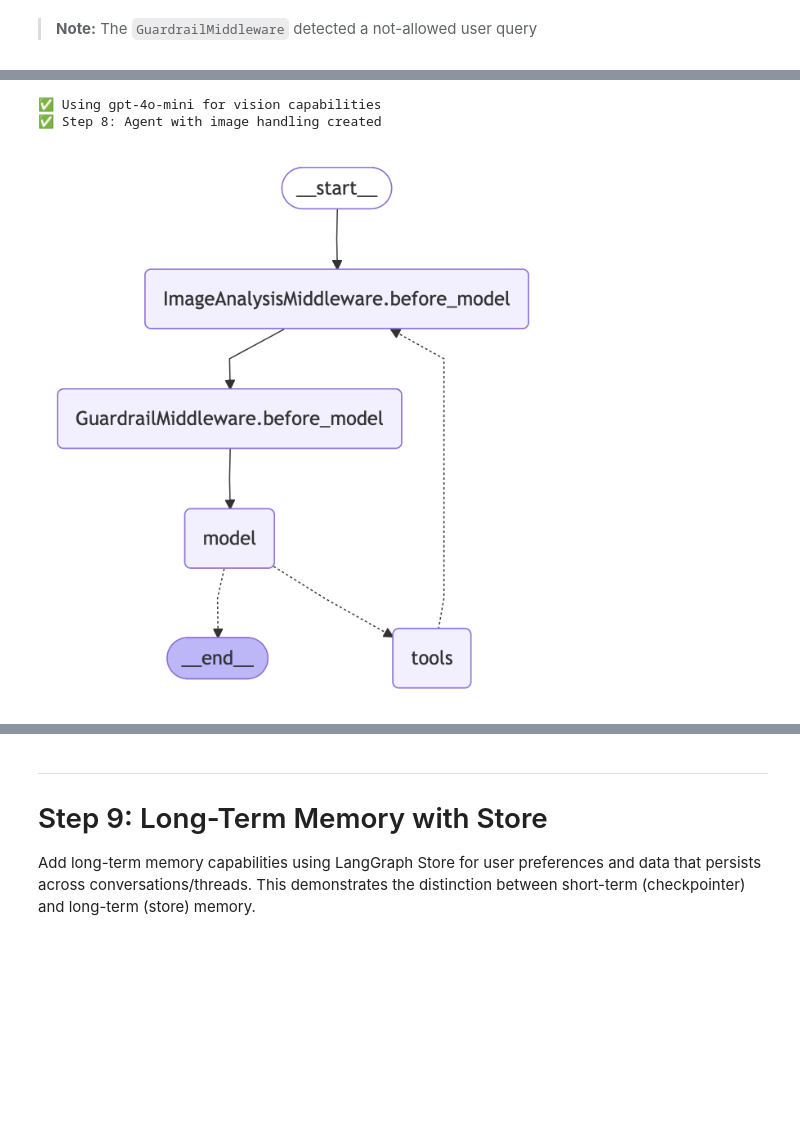
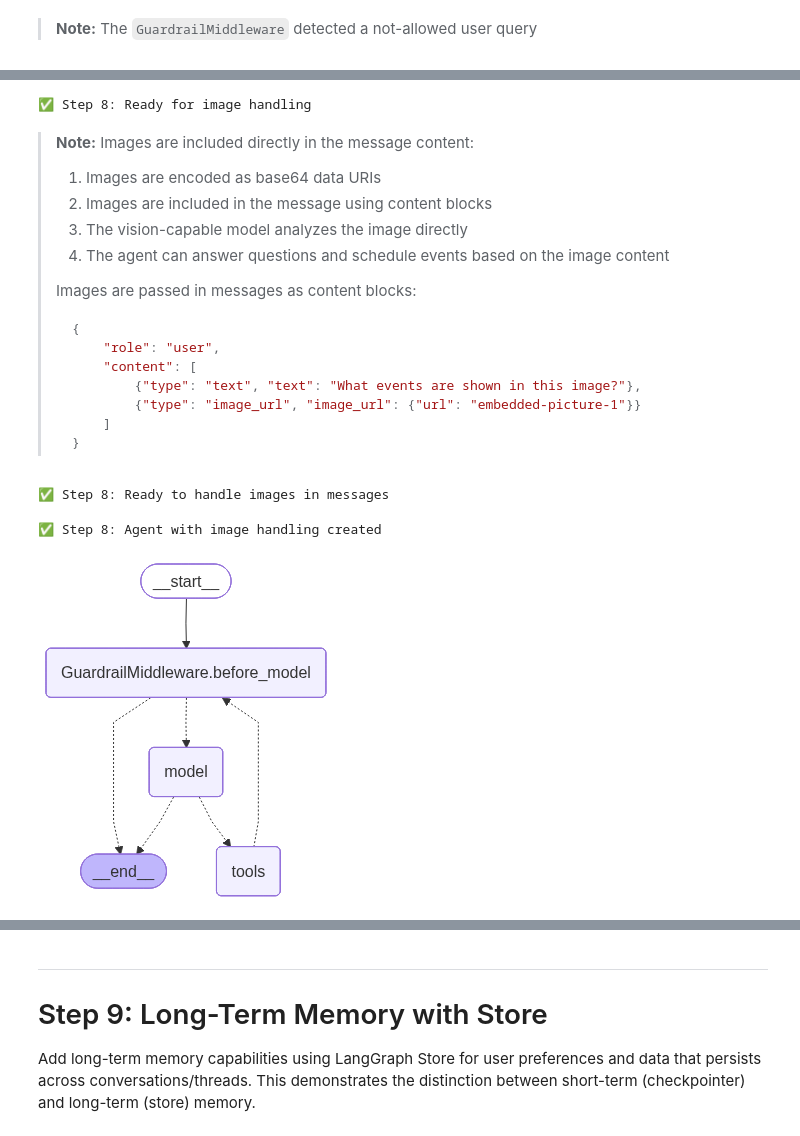
Before and after one commit to langchain-samples/planner-agent-workshop, a Jupyter notebook: workshop_notebook.ipynb, the cells around one changed output, grey strips where cells are left out. Drawn from its saved outputs; the diff is of its cells as text; code cells hidden in the pictures; blank space fills up the shorter version.

Commit message:
feat: updated main workshop

````diff
--- a/workshop_notebook.ipynb
+++ b/workshop_notebook.ipynb
@@ -733,10 +887,10 @@ async with client.session("tavily") as session:
     print("\n=== Step 5: Structured Output Agent with MCP ===\n")
 
     result = await agent_05.ainvoke({
-        "messages": [{"role": "user", "content": "Look for concerts in Seoul tomorrow night, December 16th 2025"}]
+        "messages": [{"role": "user", "content": "Look for concerts in Paris tomorrow night, December 16th 2025"}]
     })
 
-    print("User: Look for concerts in Seoul tomorrow night, December 16th 2025")
+    print("User: Look for concerts in Paris tomorrow night, December 16th 2025")
 
     # Check for structured response
     if "structured_response" in result:
@@ -1136,49 +1257,66 @@ print("✅ Step 8: ImageAnalysisMiddleware created")
+# %%
+# Step 8: No custom state or middleware needed
+# Images will be included directly in the message content using content blocks
+
+print("✅ Step 8: Ready for image handling")
+# %% [output]
+✅ Step 8: Ready for image handling
+# %% [markdown]
+> **Note:** Images are included directly in the message content:
+> 1. Images are encoded as base64 data URIs
+> 2. Images are included in the message using content blocks
+> 3. The vision-capable model analyzes the image directly
+> 4. The agent can answer questions and schedule events based on the image content
+>
+> Images are passed in messages as content blocks:
+> ```python
+> {
+>     "role": "user",
+>     "content": [
+>         {"type": "text", "text": "What events are shown in this image?"},
+>         {"type": "image_url", "image_url": {"url": "embedded-picture-1"}}
+>     ]
+> }
+> ```
+# %%
+# Step 8: No middleware needed - images are passed directly in messages
+# The vision-capable model will analyze images automatically when included in content blocks
+
+print("✅ Step 8: Ready to handle images in messages")
+# %% [output]
+✅ Step 8: Ready to handle images in messages
 # %%
-# Step 8: Create agent with image handling middleware
+# Step 8: Create agent with image handling
 # Reuse calendar tools from previous steps
+# Uses the model initialized in the Model Configuration section above
 
 # Reset calendar
 _calendar_events.clear()
-
-main_model = init_chat_model("gpt-4o-mini", temperature=0)
-# Use a vision-capable model for image analysis (gpt-4o supports vision)
-# If gpt-4o-mini is not available, fall back to gpt-5
-try:
-    vision_model = init_chat_model("gpt-4o-mini", temperature=0)
-    print("✅ Using gpt-4o-mini for vision capabilities")
-except Exception:
-    vision_model = init_chat_model("gpt-5-mini", temperature=0)
-    print("⚠️  Using gpt-5")
-
-# Create image analysis middleware
-image_middleware = ImageAnalysisMiddleware(vision_model)
 
 SYSTEM_PROMPT_08 = """You are a helpful calendar assistant. You can:
 - Read calendar events using read_calendar
 - Create new events using write_calendar
 - Analyze images of calendars or event information
 
-The current year is 2025. If a user provides an image, use the image analysis provided to understand the content and help them accordingly.
+The current year is 2026. If a user provides an image, analyze it directly and help them accordingly.
 When you see event information in images (like flyers, posters, or calendar screenshots), extract the details and offer to schedule them."""
 
 checkpointer_08 = MemorySaver()
 
 agent_08 = create_agent(
-    model=main_model,
+    model=model,  # Use the model from Model Configuration section
     tools=[read_calendar, write_calendar],  # Reuse tools from Step 1
     system_prompt=SYSTEM_PROMPT_08,
     checkpointer=checkpointer_08,
-    middleware=[image_middleware, guardrail],  # NEW: Image analysis middleware
-    state_schema=ImageState,  # NEW: Custom state schema for image input
+    middleware=[guardrail],  # Keep guardrail middleware from Step 7
 )
 
 print("✅ Step 8: Agent with image handling created")
 
 display_agent(agent_08)
 # %% [output]
-✅ Using gpt-4o-mini for vision capabilities
 ✅ Step 8: Agent with image handling created
-[figure, old version]
+[figure, new version]
 # %%
 # Step 8: Load and prepare the image
 
````
Also changed, not shown: parts of 39 cells of this notebook, 25 other files.
